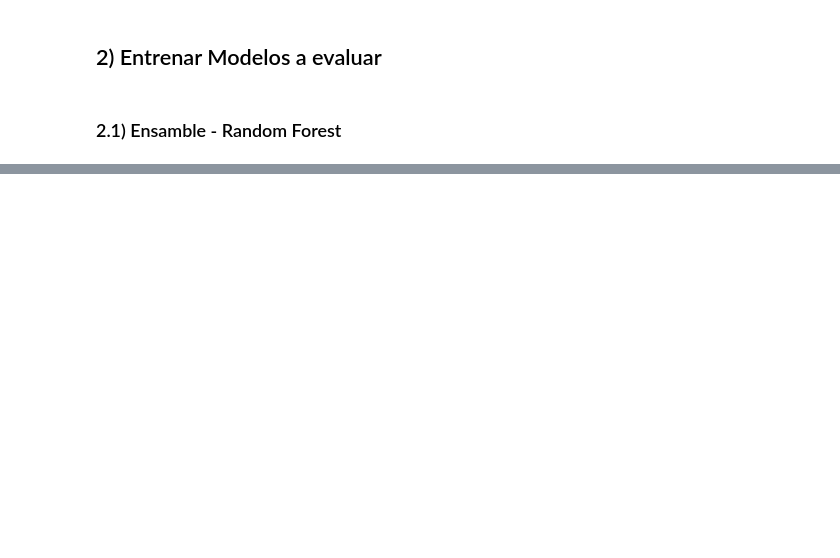
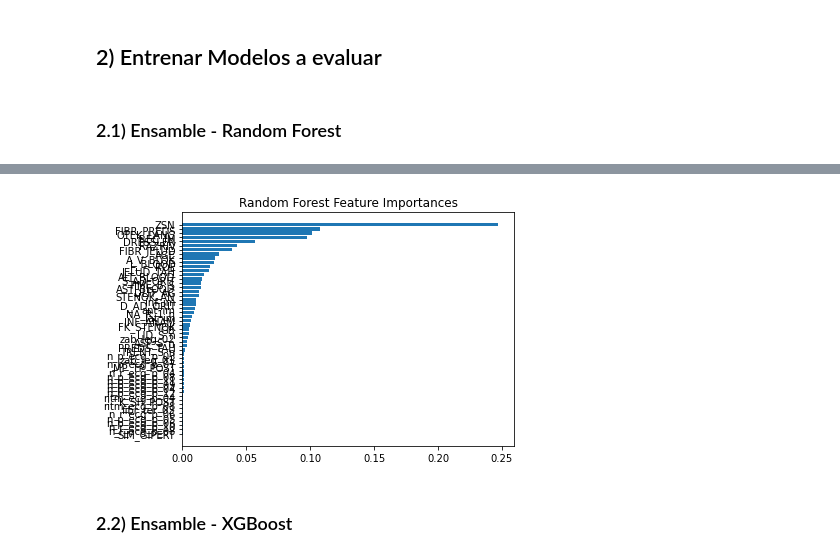
Before and after one commit to cesarolivera/py-ml-mi_model, a Jupyter notebook: 4. Entrenamiento y Evaluación de modelos.ipynb, the cells around one changed output, grey strips where cells are left out. Cells and saved outputs as stored; diff of their text form; code cells hidden in the pictures; blank space fills up the shorter version.

Commit message:
Actualizado con 3 modelos de entrenamiento

```diff
--- a/4. Entrenamiento y Evaluación de modelos.ipynb
+++ b/4. Entrenamiento y Evaluación de modelos.ipynb
@@ -77,0 +170,11 @@ RandomForestClassifier does not accept missing values encoded as NaN natively. F
+# %%
+from sklearn.model_selection import GridSearchCV
+
+rf = RandomForestClassifier(oob_score = True)
+rf_grid = GridSearchCV(estimator = rf,
+                        param_grid = segundo_grid,
+                        cv = 3,          # Validación cruzada 3-fold
+                        verbose=2,
+                        n_jobs = -1      # Paralelizar en todos los cores disponibles
+                        )
+rf_grid.fit(X_train, y_train)
@@ -77,0 +187,10 @@ RandomForestClassifier does not accept missing values encoded as NaN natively. F
+# %%
+rf_grid_best = rf_grid.best_estimator_
+
+print('Los hiperparámetros del mejor modelo son:')
+pprint(rf_grid.best_params_)
+print()
+
+print('Exactitud luego de búsqueda en grilla en entrenamiento:', rf_grid_best.score(X_train, y_train))
+print('Exactitud luego de búsqueda en grilla en entrenamiento (Out of Bag):', rf_grid_best.oob_score_)
+print('Exactitud luego de búsqueda en grilla en validación:', rf_grid_best.score(X_val, y_val))
@@ -77,0 +207,17 @@ RandomForestClassifier does not accept missing values encoded as NaN natively. F
+# %%
+feature_names = X_train.columns.values
+tree_feature_importances = rf_grid_best.feature_importances_
+sorted_idx = tree_feature_importances.argsort()
+
+y_ticks = np.arange(0, len(feature_names))
+fig, ax = plt.subplots()
+ax.barh(y_ticks, tree_feature_importances[sorted_idx])
+ax.set_yticklabels(feature_names[sorted_idx])
+ax.set_yticks(y_ticks)
+ax.set_title("Random Forest Feature Importances")
+fig.tight_layout()
+plt.show()
+# %% [output]
+[figure, added]
+# %% [markdown]
+### 2.2) Ensamble - XGBoost
```
Also changed, not shown: parts of 23 cells of this notebook.
